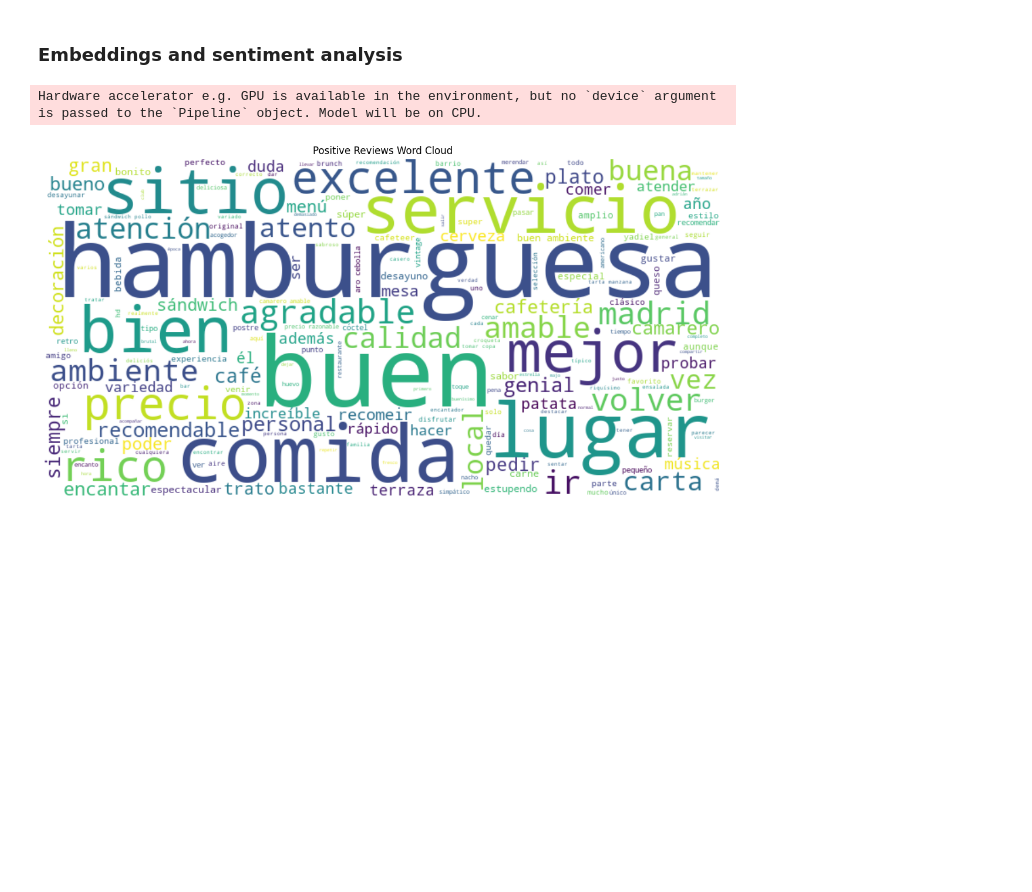
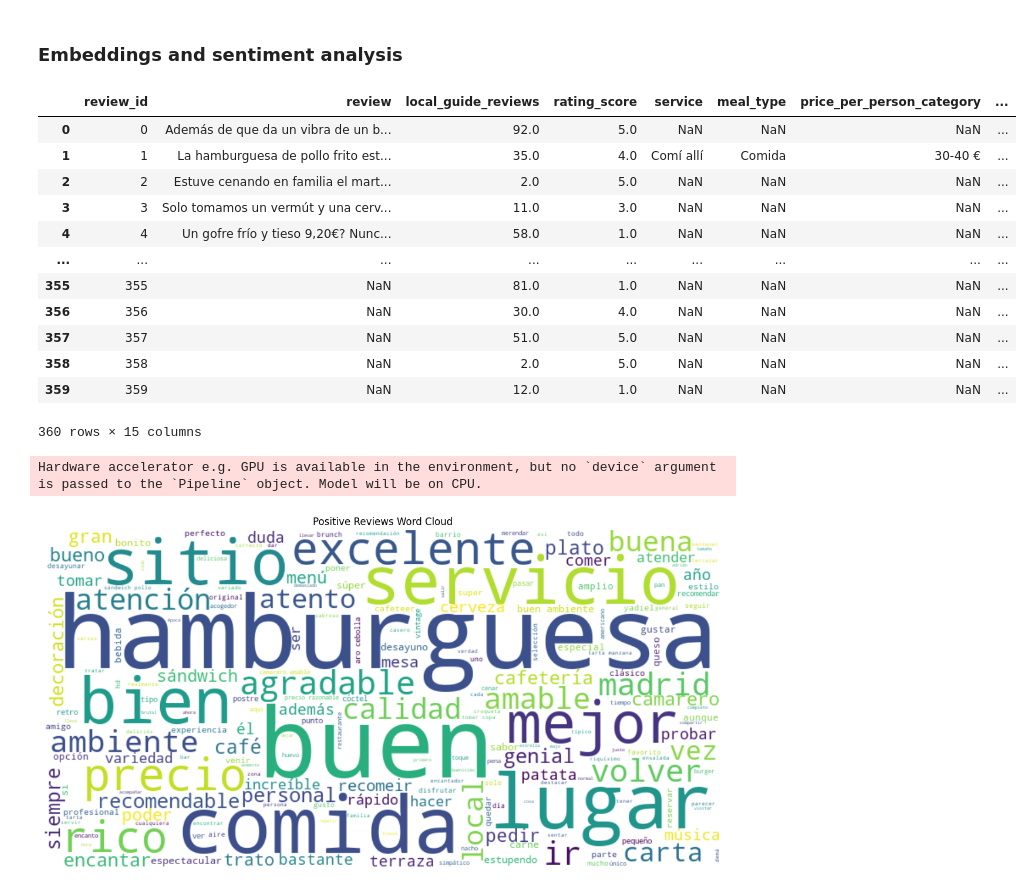
Before and after one commit to EAlmazanG/sensentiment-analysis-reviews, a Jupyter notebook: notebooks/sentiment_analysis.ipynb, the cells around one changed output. Cells and saved outputs as stored; diff of their text form; code cells hidden in the pictures; blank space fills up the shorter version.

```diff
--- a/notebooks/sentiment_analysis.ipynb
+++ b/notebooks/sentiment_analysis.ipynb
@@ -252,3 +254,19 @@ def get_embedding(text):
 tqdm.pandas(desc="Generating Embeddings")
 reviews['embedding'] = reviews['cleaned_review'].progress_apply(get_embedding)
+# %%
+reviews
+# %% [output]
+|  | review_id | review | local_guide_reviews | rating_score | service | meal_type | price_per_person_category | ... |
+| 0 | 0 | Además de que da un vibra de un b... | 92.0 | 5.0 | NaN | NaN | NaN | ... |
+| 1 | 1 | La hamburguesa de pollo frito est... | 35.0 | 4.0 | Comí allí | Comida | 30-40 € | ... |
+| 2 | 2 | Estuve cenando en familia el mart... | 2.0 | 5.0 | NaN | NaN | NaN | ... |
+| 3 | 3 | Solo tomamos un vermút y una cerv... | 11.0 | 3.0 | NaN | NaN | NaN | ... |
+| 4 | 4 | Un gofre frío y tieso 9,20€? Nunc... | 58.0 | 1.0 | NaN | NaN | NaN | ... |
+| ... | ... | ... | ... | ... | ... | ... | ... | ... |
+| 355 | 355 | NaN | 81.0 | 1.0 | NaN | NaN | NaN | ... |
+| 356 | 356 | NaN | 30.0 | 4.0 | NaN | NaN | NaN | ... |
+| 357 | 357 | NaN | 51.0 | 5.0 | NaN | NaN | NaN | ... |
+| 358 | 358 | NaN | 2.0 | 5.0 | NaN | NaN | NaN | ... |
+| 359 | 359 | NaN | 12.0 | 1.0 | NaN | NaN | NaN | ... |
+360 rows × 15 columns
 # %%
```
Also changed, not shown: parts of 6 cells of this notebook.
